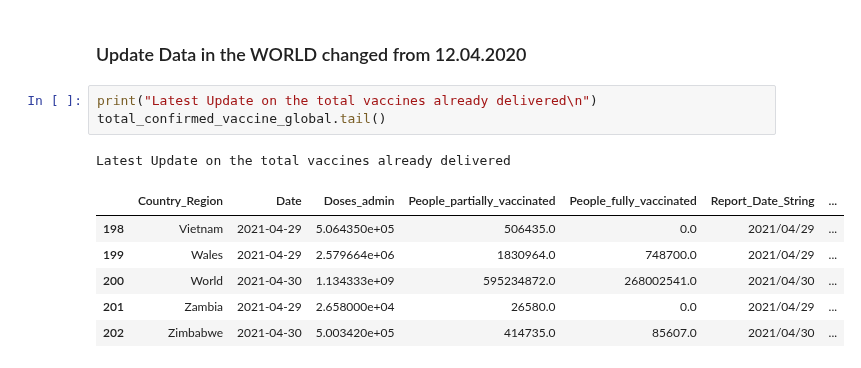
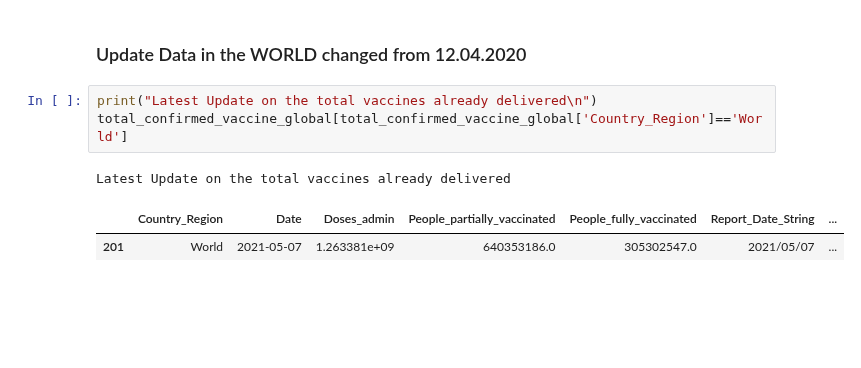
Before and after one commit to lphan/ML-Practices, a Jupyter notebook: 18_Covid-19/18_Covid-19_vaccinated.ipynb, the cells around one changed output. Cells and saved outputs as stored; diff of their text form; blank space fills up the shorter version.

```diff
--- a/18_Covid-19/18_Covid-19_vaccinated.ipynb
+++ b/18_Covid-19/18_Covid-19_vaccinated.ipynb
@@ -40,15 +40,11 @@ total_confirmed_vaccine_us['Date'].tolist()[-1]
 ### Update Data in the WORLD changed from 12.04.2020
 # %%
 print("Latest Update on the total vaccines already delivered\n")
-total_confirmed_vaccine_global.tail()
+total_confirmed_vaccine_global[total_confirmed_vaccine_global['Country_Region']=='World']
 # %% [output]
 Latest Update on the total vaccines already delivered
 |  | Country_Region | Date | Doses_admin | People_partially_vaccinated | People_fully_vaccinated | Report_Date_String | ... |
-| 198 | Vietnam | 2021-04-29 | 5.064350e+05 | 506435.0 | 0.0 | 2021/04/29 | ... |
-| 199 | Wales | 2021-04-29 | 2.579664e+06 | 1830964.0 | 748700.0 | 2021/04/29 | ... |
-| 200 | World | 2021-04-30 | 1.134333e+09 | 595234872.0 | 268002541.0 | 2021/04/30 | ... |
-| 201 | Zambia | 2021-04-29 | 2.658000e+04 | 26580.0 | 0.0 | 2021/04/29 | ... |
-| 202 | Zimbabwe | 2021-04-30 | 5.003420e+05 | 414735.0 | 85607.0 | 2021/04/30 | ... |
+| 201 | World | 2021-05-07 | 1.263381e+09 | 640353186.0 | 305302547.0 | 2021/05/07 | ... |
 # %%
 # total_confirmed_vaccine_global.drop(total_confirmed_vaccine_global.tail(1).index,inplace=True)
 total_confirmed_vaccine_global
```
Also changed, not shown: parts of 8 cells of this notebook, 17 other files.
